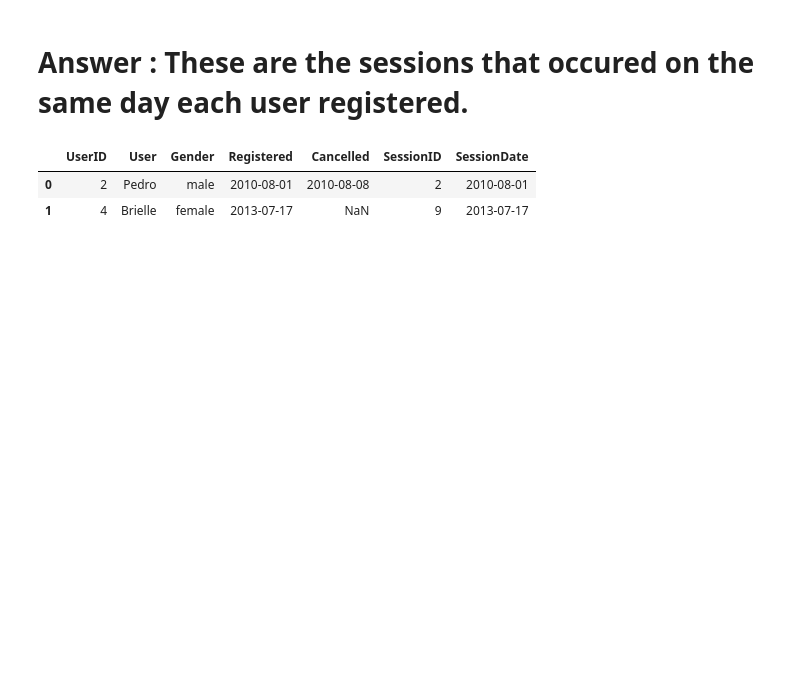
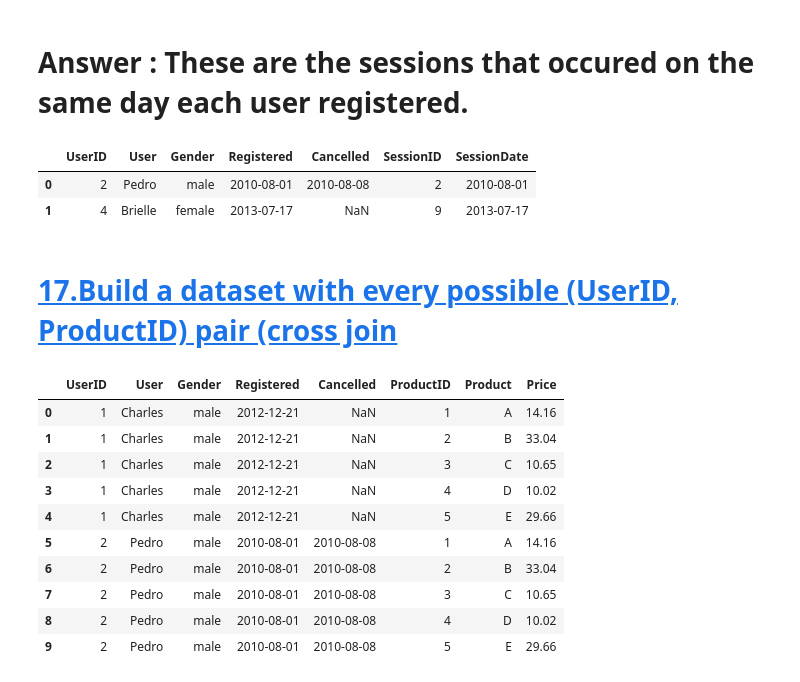
Before and after one commit to RancyChepchirchir/Assignments, a Jupyter notebook: Pandas_Life_expectancy_Assmnt.ipynb, the cells around one changed output. Saved outputs shown, nothing was run; the diff lists cells and outputs as text; code cells hidden in the pictures; blank space fills up the shorter version.

Commit message:
Joins

```diff
--- a/Pandas_Life_expectancy_Assmnt.ipynb
+++ b/Pandas_Life_expectancy_Assmnt.ipynb
@@ -324,3 +324,20 @@ pd.merge(left =users, right=sessions,how='inner',left_on=['UserID','Registered']
 |  | UserID | User | Gender | Registered | Cancelled | SessionID | SessionDate |
 | 0 | 2 | Pedro | male | 2010-08-01 | 2010-08-08 | 2 | 2010-08-01 |
 | 1 | 4 | Brielle | female | 2013-07-17 | NaN | 9 | 2013-07-17 |
+# %% [markdown]
+# [17.Build a dataset with every possible (UserID, ProductID) pair (cross join](#0)
+# %%
+new_df = users.assign(value = 1).merge(products.assign(value = 1)).drop('value' , 1)
+new_df.head(10)
+# %% [output]
+|  | UserID | User | Gender | Registered | Cancelled | ProductID | Product | Price |
+| 0 | 1 | Charles | male | 2012-12-21 | NaN | 1 | A | 14.16 |
+| 1 | 1 | Charles | male | 2012-12-21 | NaN | 2 | B | 33.04 |
+| 2 | 1 | Charles | male | 2012-12-21 | NaN | 3 | C | 10.65 |
+| 3 | 1 | Charles | male | 2012-12-21 | NaN | 4 | D | 10.02 |
+| 4 | 1 | Charles | male | 2012-12-21 | NaN | 5 | E | 29.66 |
+| 5 | 2 | Pedro | male | 2010-08-01 | 2010-08-08 | 1 | A | 14.16 |
+| 6 | 2 | Pedro | male | 2010-08-01 | 2010-08-08 | 2 | B | 33.04 |
+| 7 | 2 | Pedro | male | 2010-08-01 | 2010-08-08 | 3 | C | 10.65 |
+| 8 | 2 | Pedro | male | 2010-08-01 | 2010-08-08 | 4 | D | 10.02 |
+| 9 | 2 | Pedro | male | 2010-08-01 | 2010-08-08 | 5 | E | 29.66 |
```
Also changed, not shown: parts of 8 cells of this notebook.
